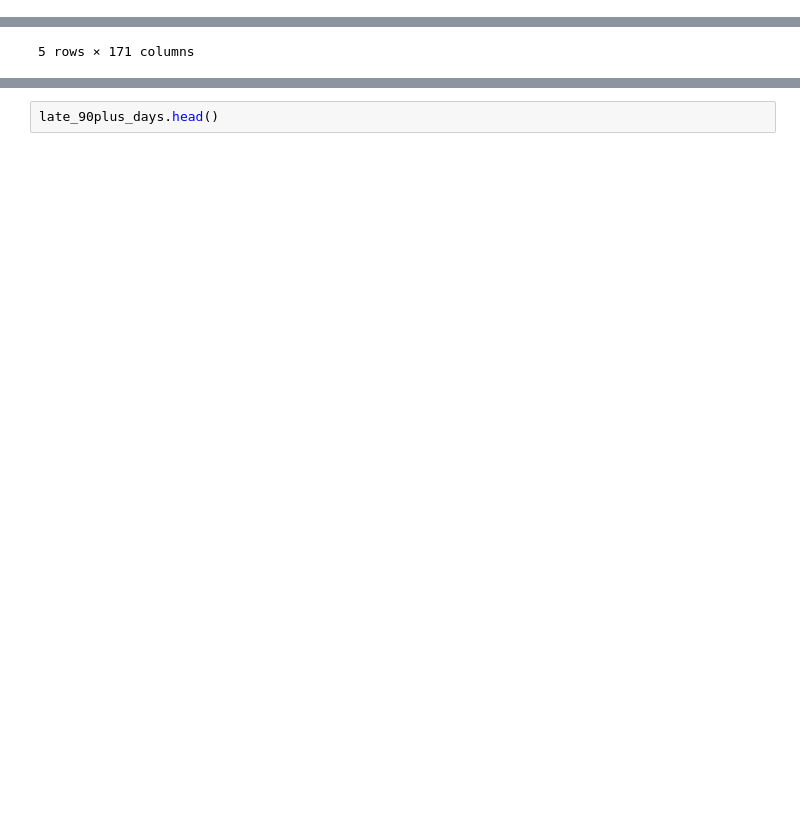
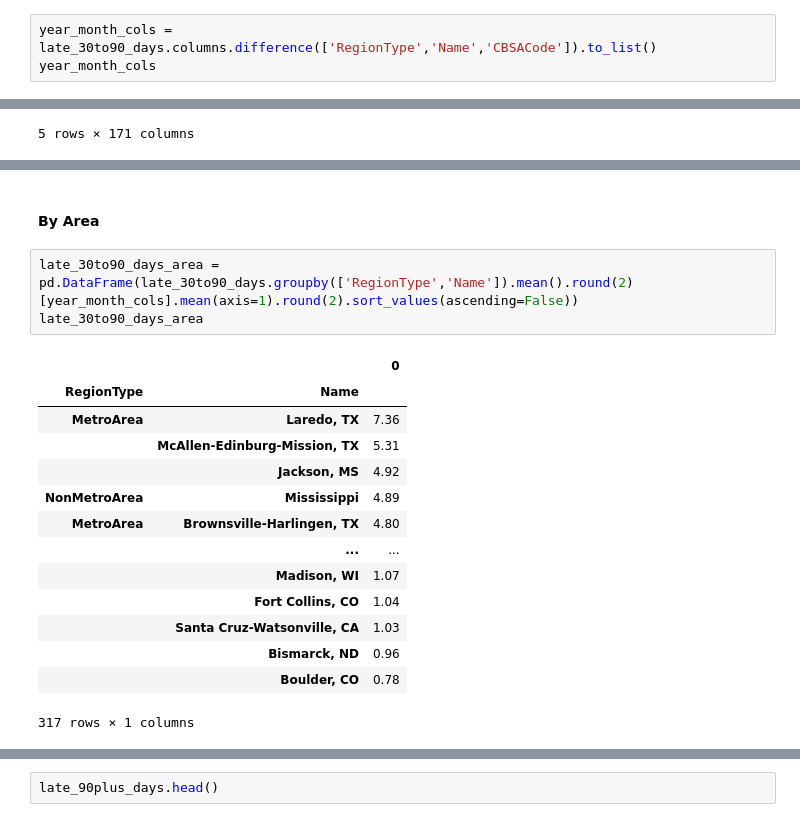
Before and after one commit to navinvarma/MortgageAnalysis, a Jupyter notebook: mortgage_stats.ipynb, the cells around one changed output, grey strips where cells are left out. Cells and saved outputs as stored; diff of their text form; blank space fills up the shorter version.

Commit message:
Update stats by region and area

```diff
--- a/mortgage_stats.ipynb
+++ b/mortgage_stats.ipynb
@@ -5,0 +10,3 @@ late_90plus_days = pd.read_csv('data/MetroAreaMortgagesPercent-90-plusDaysLate-t
+# %%
+year_month_cols = late_30to90_days.columns.difference(['RegionType','Name','CBSACode']).to_list()
+year_month_cols
@@ -17,0 +75,20 @@ late_30to90_days.head()
+# %% [markdown]
+#### By Area
+# %%
+late_30to90_days_area = pd.DataFrame(late_30to90_days.groupby(['RegionType','Name']).mean().round(2)[year_month_cols].mean(axis=1).round(2).sort_values(ascending=False))
+late_30to90_days_area
+# %% [output]
+|  |  | 0 |
+| RegionType | Name |  |
+| MetroArea | Laredo, TX | 7.36 |
+|  | McAllen-Edinburg-Mission, TX | 5.31 |
+|  | Jackson, MS | 4.92 |
+| NonMetroArea | Mississippi | 4.89 |
+| MetroArea | Brownsville-Harlingen, TX | 4.80 |
+|  | ... | ... |
+|  | Madison, WI | 1.07 |
+|  | Fort Collins, CO | 1.04 |
+|  | Santa Cruz-Watsonville, CA | 1.03 |
+|  | Bismarck, ND | 0.96 |
+|  | Boulder, CO | 0.78 |
+317 rows × 1 columns
```
Also changed, not shown: parts of 22 cells of this notebook.
